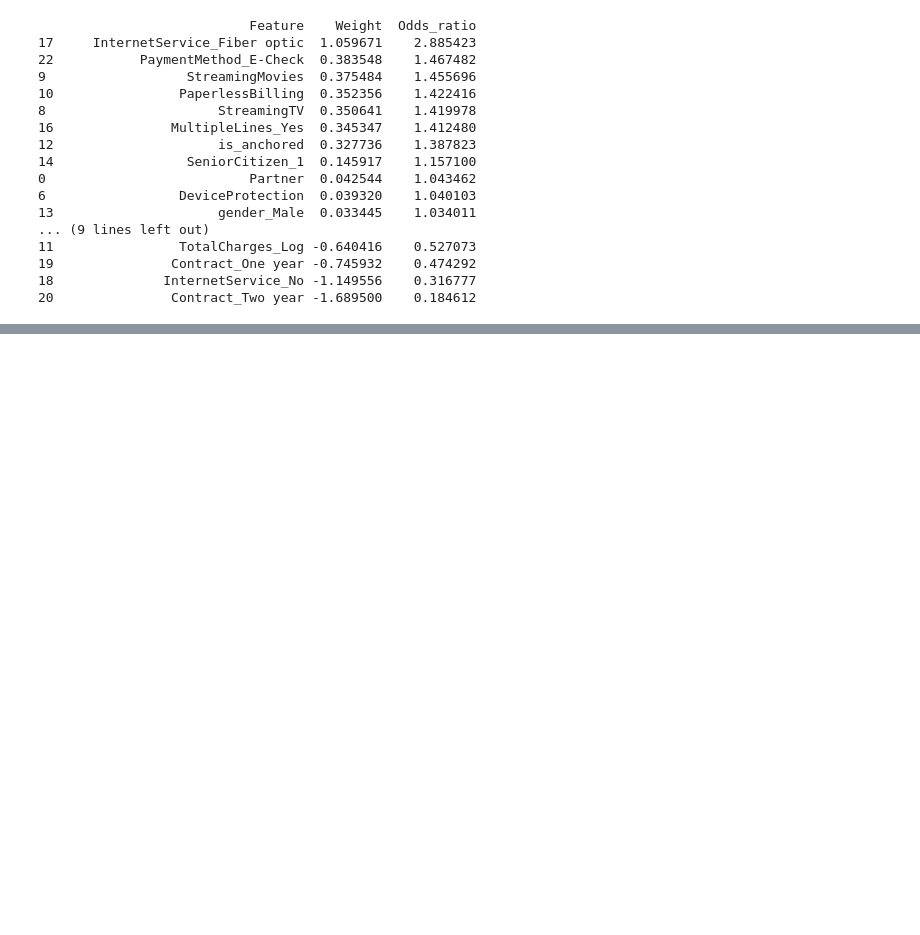
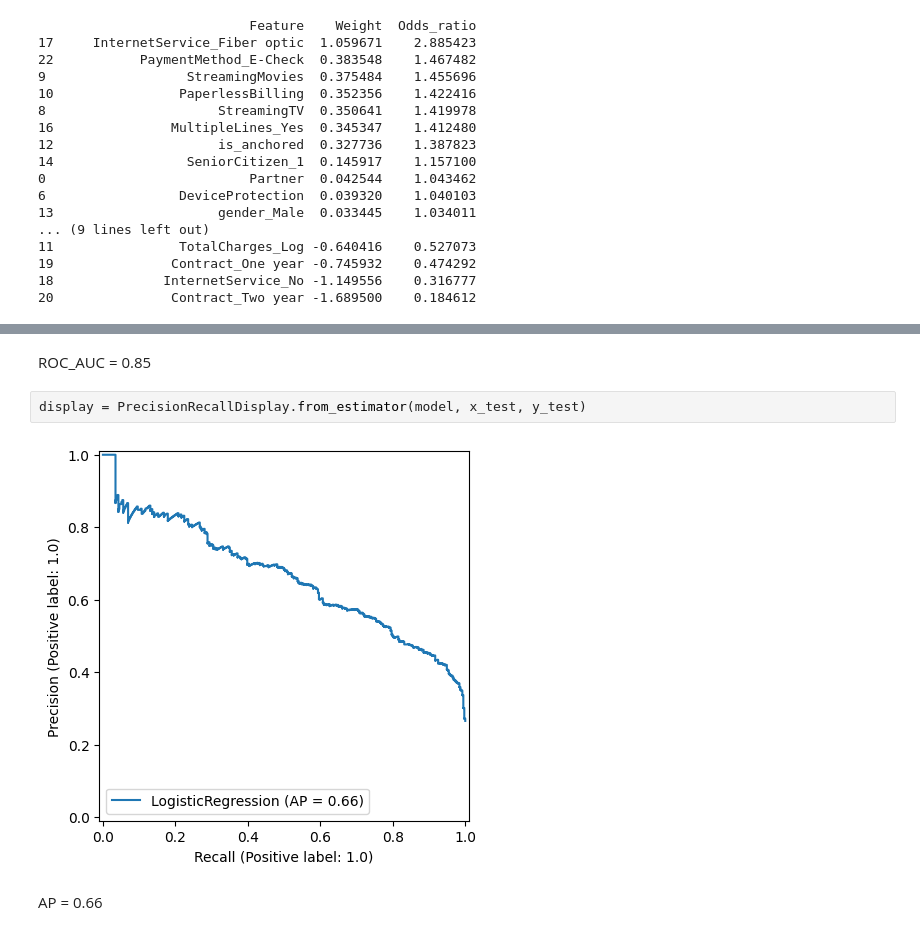
Before and after one commit to N-anle/TelecomChurnAnalysis, a Jupyter notebook: notebook.ipynb, the cells around one changed output, grey strips where cells are left out. Drawn from its saved outputs; the diff is of its cells as text; blank space fills up the shorter version.

```diff
--- a/notebook.ipynb
+++ b/notebook.ipynb
@@ -2028,0 +2023,8 @@ weighted avg       0.79      0.73      0.74      1409
+# %% [markdown]
+ROC_AUC = 0.85
+# %%
+display = PrecisionRecallDisplay.from_estimator(model, x_test, y_test)
+# %% [output]
+[figure, added]
+# %% [markdown]
+AP = 0.66
```
Also changed, not shown: parts of 8 cells of this notebook.
